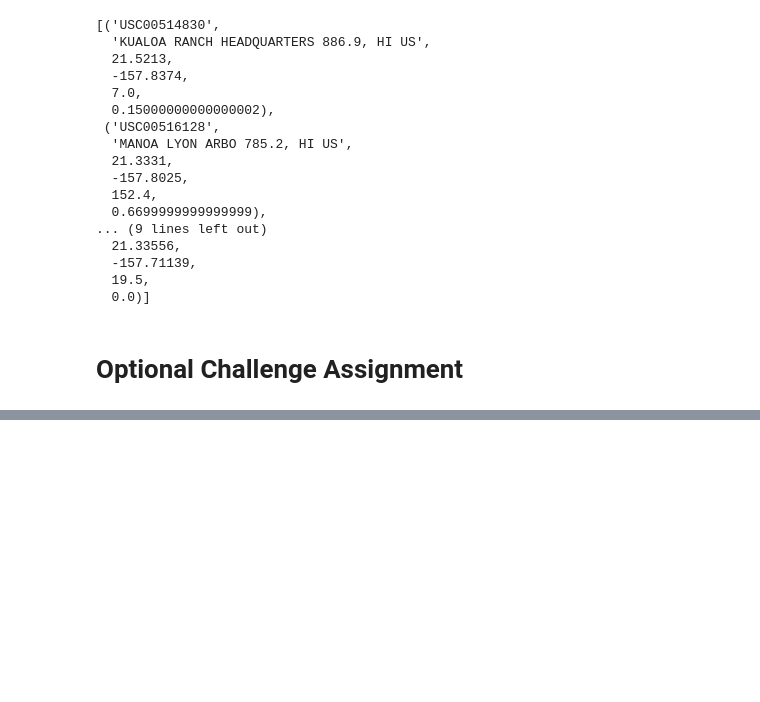
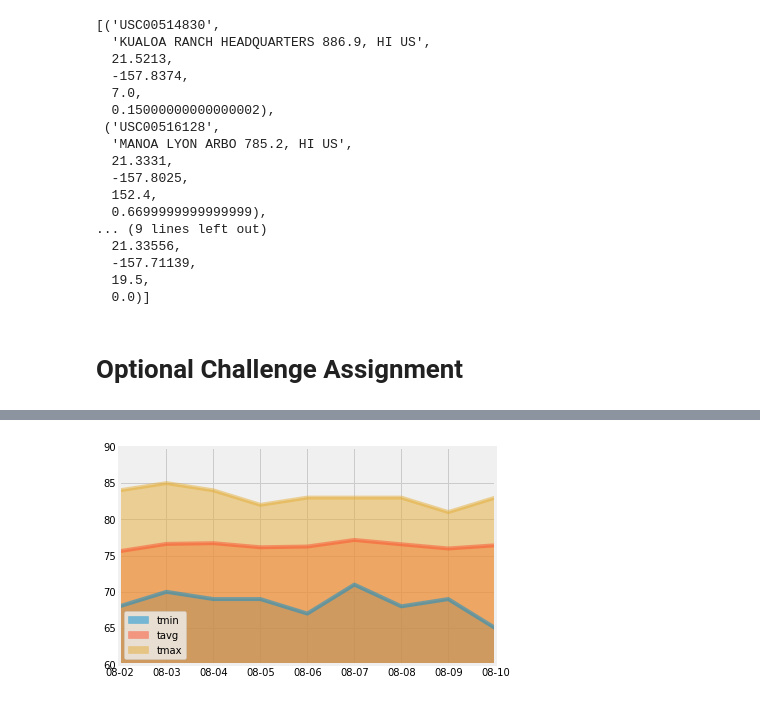
Before and after one commit to dpkeyes/Hawaii-Weather-Analysis-SQLAlchemy, a Jupyter notebook: climate_starter.ipynb, the cells around one changed output, grey strips where cells are left out. Drawn from its saved outputs; the diff is of its cells as text; code cells hidden in the pictures; blank space fills up the shorter version.

```diff
--- a/climate_starter.ipynb
+++ b/climate_starter.ipynb
@@ -328,3 +342,6 @@ daily_normals("01-01")
 # %%
 # Plot the daily normals as an area plot with `stacked=False`
+df.plot.area(stacked=False)
+plt.ylim(top=90, bottom=60)
+plt.show()
 # %% [output]
@@ -332,0 +348 @@ daily_normals("01-01")
+[figure, added]
```
Also changed, not shown: parts of 8 cells of this notebook.
